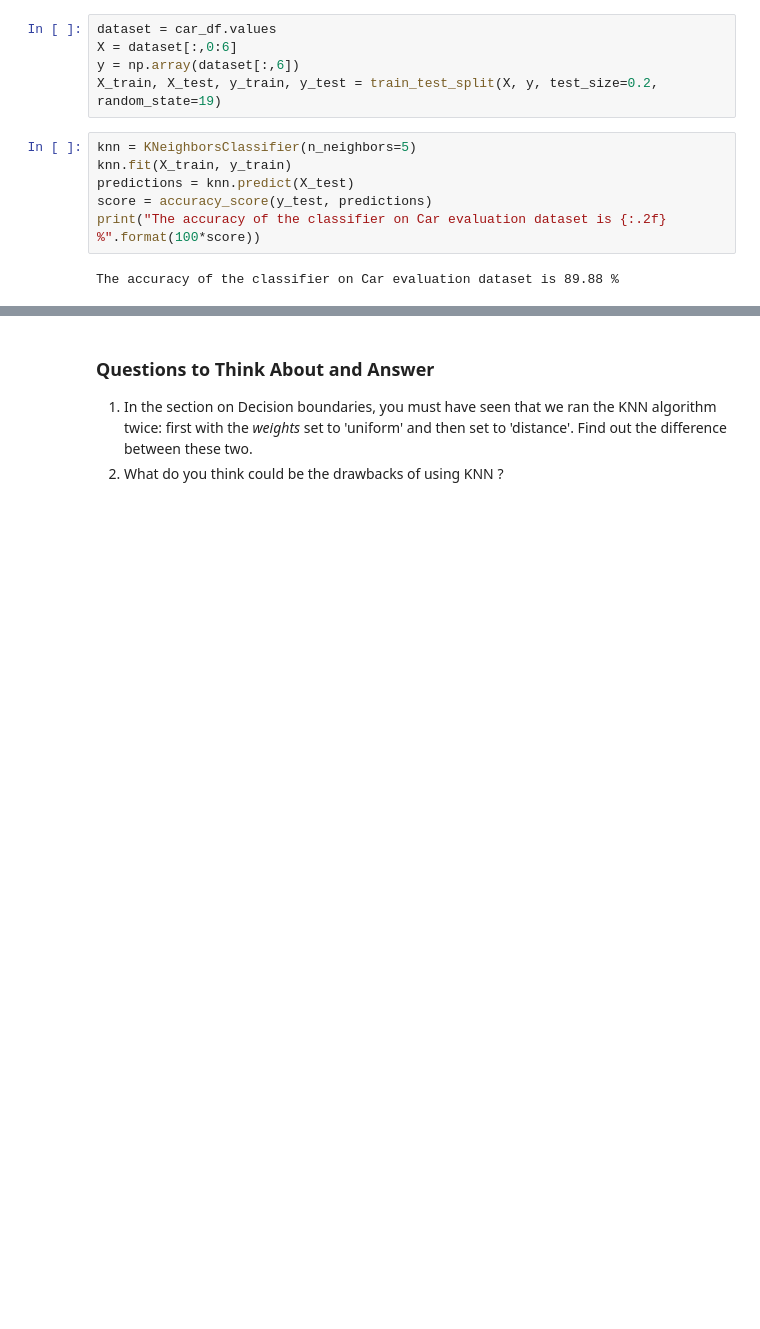
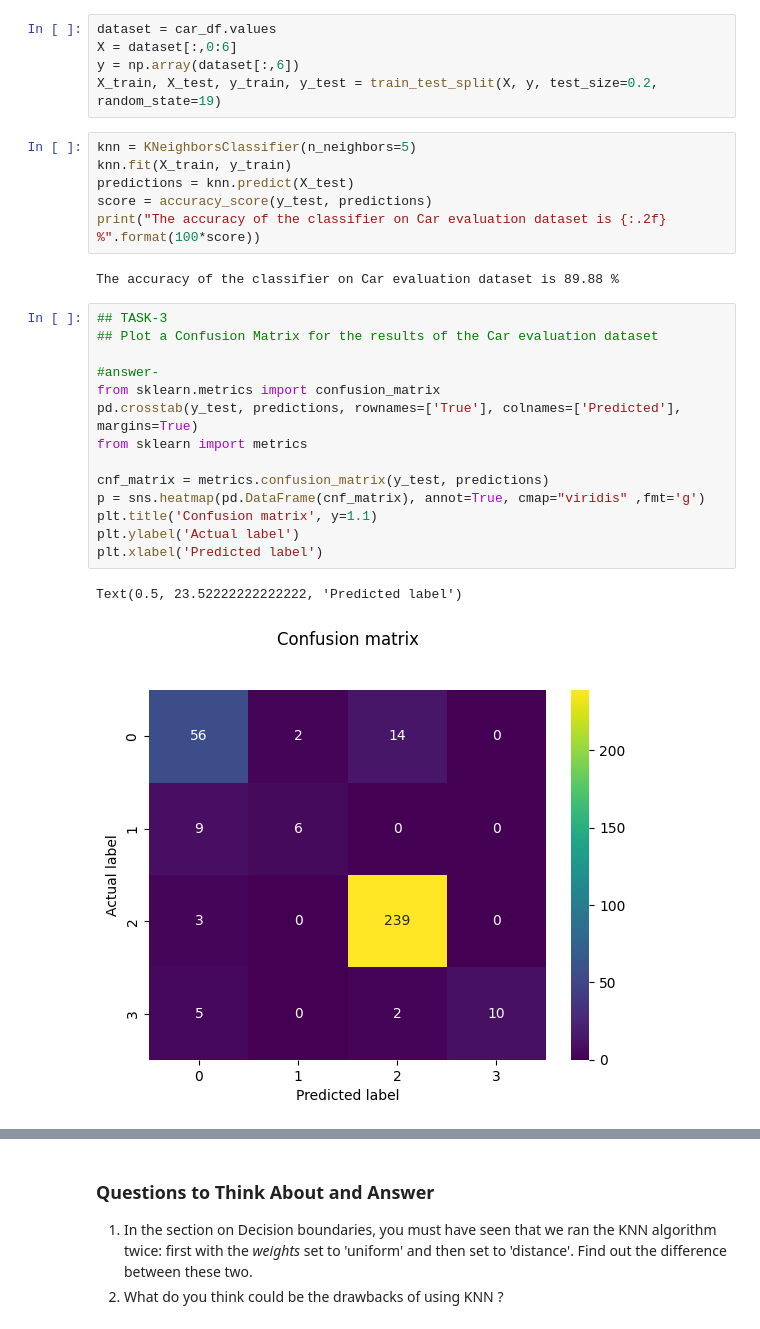
Before and after one commit to Sh2680/ML, a Jupyter notebook: UGMR_2023_Mod3_lab2.ipynb, the cells around one changed output, grey strips where cells are left out. Drawn from its saved outputs; the diff is of its cells as text; blank space fills up the shorter version.

```diff
--- a/UGMR_2023_Mod3_lab2.ipynb
+++ b/UGMR_2023_Mod3_lab2.ipynb
@@ -442,4 +515,21 @@ score = accuracy_score(y_test, predictions)
 print("The accuracy of the classifier on Car evaluation dataset is {:.2f} %".format(100*score))
 # %% [output]
 The accuracy of the classifier on Car evaluation dataset is 89.88 %
+# %%
+## TASK-3
+## Plot a Confusion Matrix for the results of the Car evaluation dataset
+
+#answer-
+from sklearn.metrics import confusion_matrix
+pd.crosstab(y_test, predictions, rownames=['True'], colnames=['Predicted'], margins=True)
+from sklearn import metrics
+
+cnf_matrix = metrics.confusion_matrix(y_test, predictions)
+p = sns.heatmap(pd.DataFrame(cnf_matrix), annot=True, cmap="viridis" ,fmt='g')
+plt.title('Confusion matrix', y=1.1)
+plt.ylabel('Actual label')
+plt.xlabel('Predicted label')
+# %% [output]
+Text(0.5, 23.52222222222222, 'Predicted label')
+[figure, added]
 # %%
```
Also changed, not shown: parts of 9 cells of this notebook.
